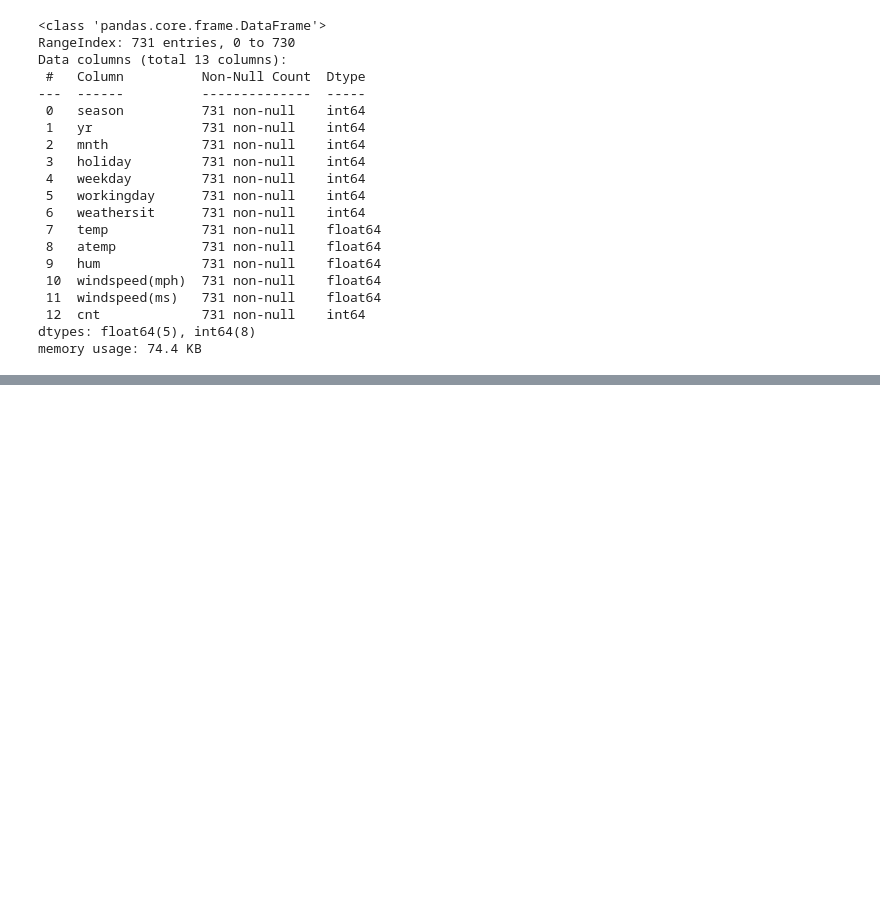
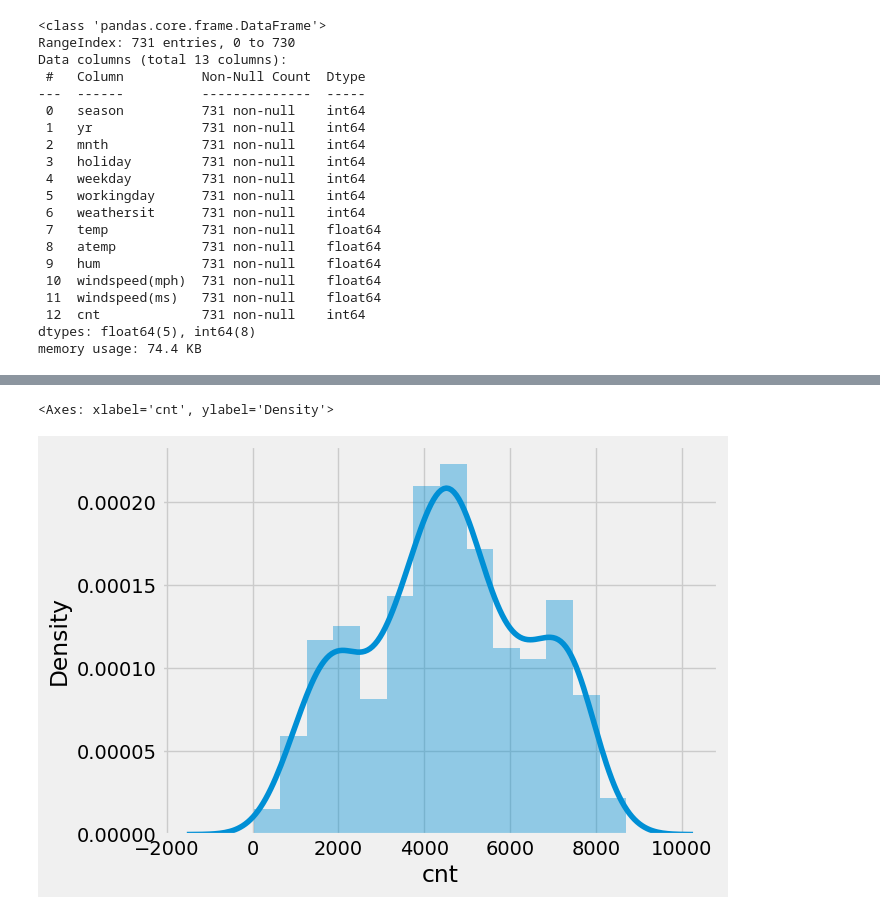
Before and after one commit to 88alexinho/bires_rent_LR, a Jupyter notebook: bikes_rent.ipynb, the cells around one changed output, grey strips where cells are left out. Saved outputs shown, nothing was run; the diff lists cells and outputs as text; code cells hidden in the pictures; blank space fills up the shorter version.

```diff
--- a/bikes_rent.ipynb
+++ b/bikes_rent.ipynb
@@ -59,0 +107,5 @@ memory usage: 74.4 KB
+# %%
+sns.distplot(df['cnt'])
+# %% [output]
+<Axes: xlabel='cnt', ylabel='Density'>
+[figure, added]
```
Also changed, not shown: parts of 68 cells of this notebook.
